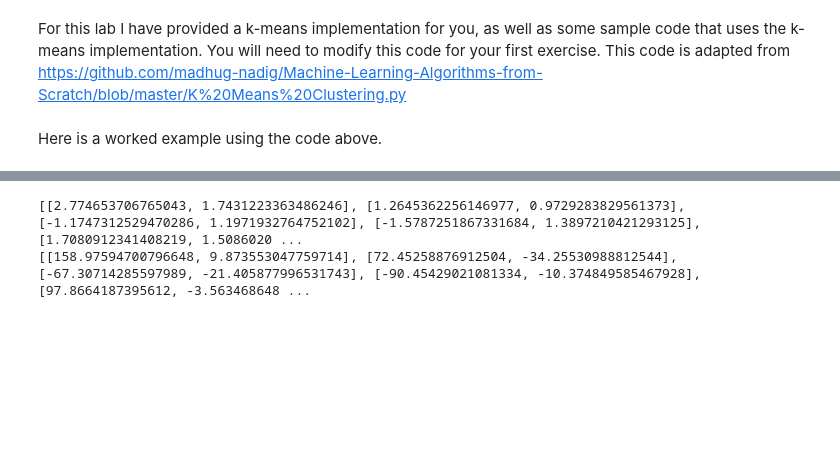
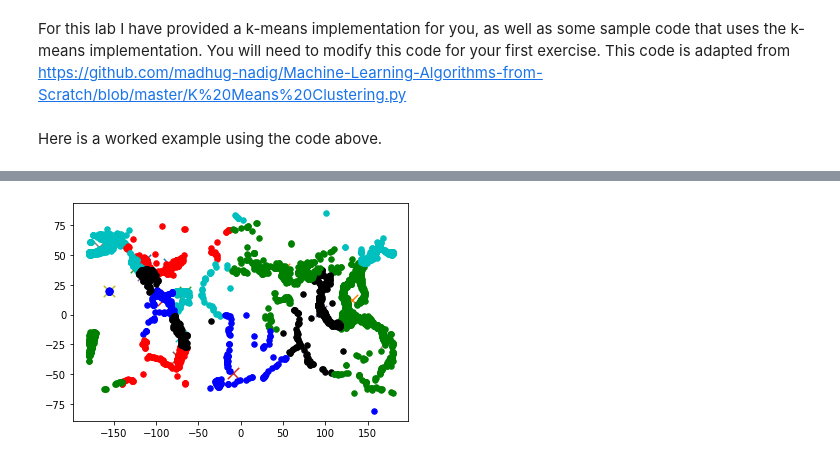
Before and after one commit to calvinrboyce/EMC2, a Jupyter notebook: Math 495R Lab 18.ipynb, the cells around one changed output, grey strips where cells are left out. Saved outputs shown, nothing was run; the diff lists cells and outputs as text; code cells hidden in the pictures; blank space fills up the shorter version.

```diff
--- a/Math 495R Lab 18.ipynb
+++ b/Math 495R Lab 18.ipynb
@@ -125,21 +123,43 @@ for i in range(data.shape[0]):
 #run K means
 km = K_Means(15,normalize=True)
 km.fit(new_data)
-# %%
-#convert to spherical coordinates
-centroids=[]
-for centroid in km.centroids:
-    x=km.centroids[centroid][0]
-    y=km.centroids[centroid][1]
-    z=km.centroids[centroid][2]
-    theta=np.arctan2(y,x)
-    phi=np.arccos(z)
-    centroids.append([theta,phi])
-for i in range(len(centroids)):
-    theta=centroids[i][0]
-    phi=centroids[i][1]
-    centroids[i]=[np.rad2deg(theta),np.rad2deg(phi)-90]
-print(centroids)
-# %% [output]
-[[2.774653706765043, 1.7431223363486246], [1.2645362256146977, 0.9729283829561373], [-1.1747312529470286, 1.1971932764752102], [-1.5787251867331684, 1.3897210421293125], [1.7080912341408219, 1.5086020 ...
-[[158.97594700796648, 9.873553047759714], [72.45258876912504, -34.25530988812544], [-67.30714285597989, -21.405877996531743], [-90.45429021081334, -10.374849585467928], [97.8664187395612, -3.563468648 ...
+# %%
+#convert centroids to longitude and latitude
+centroids=[]
+for centroid in km.centroids:
+    x=km.centroids[centroid][0]
+    y=km.centroids[centroid][1]
+    z=km.centroids[centroid][2]
+    theta=np.arctan2(y,x)
+    phi=np.arccos(z)
+    centroids.append([np.rad2deg(theta),90-np.rad2deg(phi)])
+
+#convert classes to longitude and latitude
+classes=[]
+for classification in km.classes:
+    this_class=[]
+    for features in km.classes[classification]:
+        x=features[0]
+        y=features[1]
+        z=features[2]
+        theta=np.arctan2(y,x)
+        phi=np.arccos(z)
+        this_class.append([np.rad2deg(theta),90-np.rad2deg(phi)])
+    classes.append(this_class)
+
+# Plotting starts here
+colors = 10*["r", "g", "c", "b", "k"]
+
+# Plot the centroid centers
+for centroid in centroids:
+  plt.scatter(centroid[0], centroid[1], s = 130, marker = "x")
+
+#plot the clusters (color, appropriately)
+for i in range(len(classes)):
+  color = colors[i]
+  for features in classes[i]:
+    plt.scatter(features[0], features[1], color = color,s = 30)
+
+plt.show()
+# %% [output]
+[figure, added]
```
Also changed, not shown: parts of 2 cells of this notebook.
